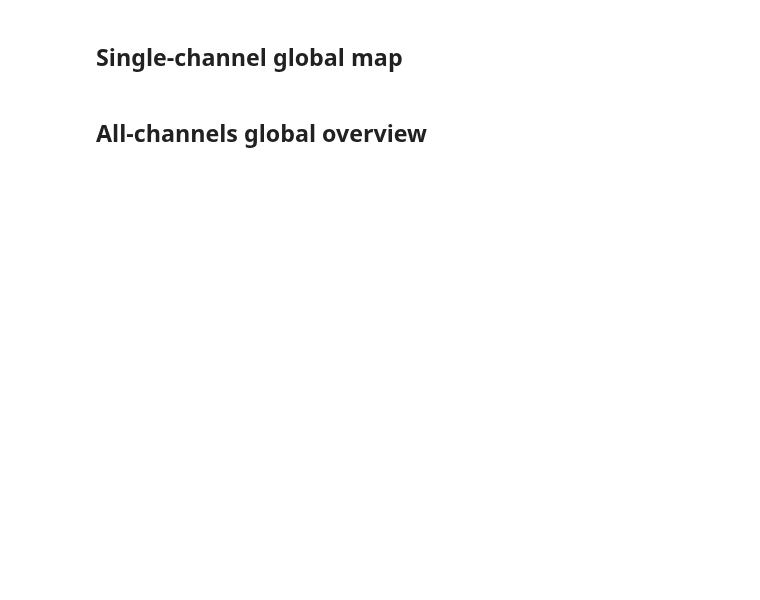
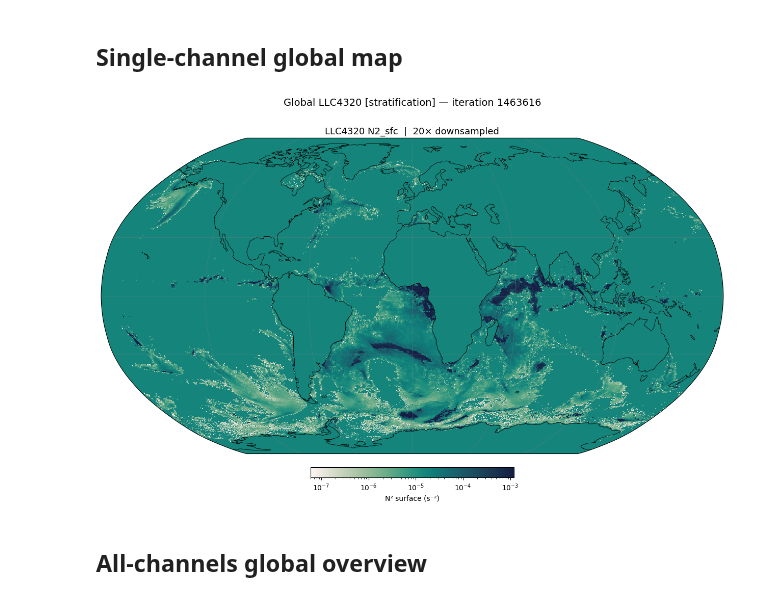
Before and after one commit to Sea-Meets-the-Stars/llc4320-native-grid-preprocessing, a Jupyter notebook: notebooks/notebooks_global/assess_generate_global_script.ipynb, the cells around one changed output. Saved outputs shown, nothing was run; the diff lists cells and outputs as text; code cells hidden in the pictures; blank space fills up the shorter version.

Commit message:
fixed plotting redundancy

```diff
--- a/notebooks/notebooks_global/assess_generate_global_script.ipynb
+++ b/notebooks/notebooks_global/assess_generate_global_script.ipynb
@@ -428,0 +205,17 @@ Plotting 4 / 4 channels
+# %%
+# ── Colormap and physical label registry ──────────────────────────────────────
+# Single source of truth, shared across notebooks (src/dbof/plotting/field_cmaps.yaml).
+# cmo colormaps: https://matplotlib.org/cmocean/
+from dbof.plotting.field_cmaps import load_field_cmaps
+from dbof.plotting.global_maps import plot_global_field
+
+CMAP_CFG, DIVERGING_CMAPS = load_field_cmaps()
+
+channels_to_plot = [ch for ch in reader.channel_names if ch in CMAP_CFG]
+print(f"Plotting {len(channels_to_plot)} / {len(reader.channel_names)} channels")
+if len(channels_to_plot) < len(reader.channel_names):
+    missing = [ch for ch in reader.channel_names if ch not in CMAP_CFG]
+    print(f"  (missing from CMAP_CFG: {missing})")
+
+# Channels that should use a logarithmic colour scale.
+LOG_SCALE_CHANNELS = {k for k in CMAP_CFG if k.startswith('N2_')}
@@ -444,48 +239,38 @@ Available channels: ['N2_sfc', 'N2_mld', 'mixed_layer_depth', 'ml_heat_content']
 # %%
 # ════════════════════════════════════════════════════════════════════════════════
 # USER SETTINGS
 target   = channels_to_plot[0]
 timestep = 0
 # ════════════════════════════════════════════════════════════════════════════════
 
 arr_ds = reader.get_channel_snapshot(timestep, target)[::DS_GLOBAL, ::DS_GLOBAL]
 
-cmap_name, label = CMAP_CFG[target]
-cmap = getattr(cmo, cmap_name)
-finite = arr_ds[np.isfinite(arr_ds)]
-vmin, vmax = np.nanpercentile(finite, [1, 99])
-if target in LOG_SCALE_CHANNELS:
-    pos = finite[finite > 0]
-    vmin, vmax = np.nanpercentile(pos, [1, 99]) if pos.size > 0 else (1e-8, 1e-3)
-    norm = mcolors.LogNorm(vmin=vmin, vmax=vmax)
-elif cmap_name in DIVERGING_CMAPS:
-    vlim = max(abs(vmin), abs(vmax))
-    norm = mcolors.TwoSlopeNorm(vcenter=0, vmin=-vlim, vmax=vlim)
-else:
-    norm = mcolors.Normalize(vmin=vmin, vmax=vmax)
-
 fig = plt.figure(figsize=(16, 8))
 ax  = fig.add_subplot(1, 1, 1, projection=ccrs.Robinson())
 
-im = ax.pcolormesh(XC_g, YC_g, arr_ds,
-                   cmap=cmap, norm=norm,
-                   transform=ccrs.PlateCarree(),
-                   shading='nearest')
-ax.add_feature(cfeature.COASTLINE, linewidth=0.6, color='k')
+im, label = plot_global_field(
+    ax, XC_g, YC_g, arr_ds, target, CMAP_CFG,
+    log_scale_channels=LOG_SCALE_CHANNELS,
+    diverging_cmaps=DIVERGING_CMAPS,
+    percentiles=(1, 99),
+    transform=ccrs.PlateCarree(),
+)
 ax.gridlines(linewidth=0.4, color='gray', alpha=0.6)
 
 plt.colorbar(im, ax=ax, fraction=0.03, pad=0.04, shrink=0.7,
              label=label, orientation='horizontal')
 ax.set_title(
-    f'LLC4320 {target}  |  {DS_GLOBAL}\u00d7 downsampled',
+    f'LLC4320 {target}  |  {DS_GLOBAL}× downsampled',
     fontsize=13,
 )
 plt.suptitle(
-    f'Global LLC4320 [{SUBSET}] \u2014 iteration {reader.time[timestep]}',
+    f'Global LLC4320 [{SUBSET}] — iteration {reader.time[timestep]}',
     fontsize=14, y=1.01,
 )
 plt.tight_layout()
 plt.show()
+# %% [output]
+[figure, added]
 # %% [markdown]
 ## All-channels global overview
 # %%
```
Also changed, not shown: parts of 9 cells of this notebook, 5 other files.
